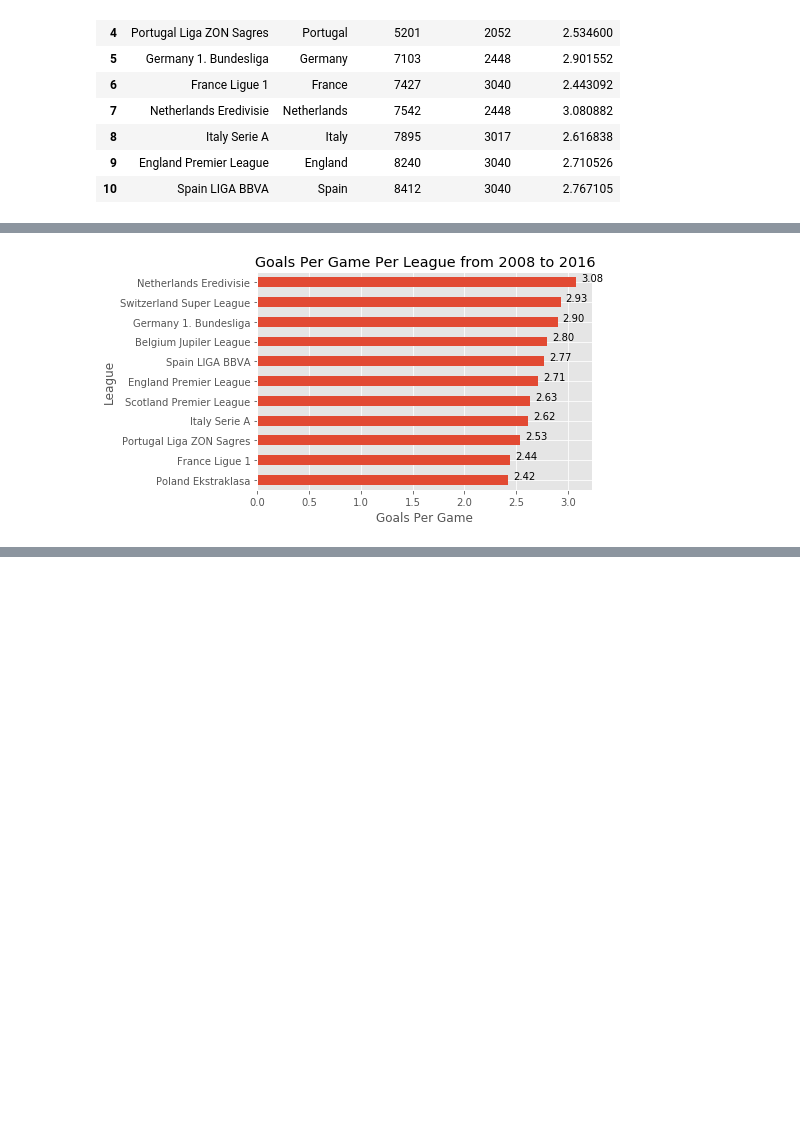
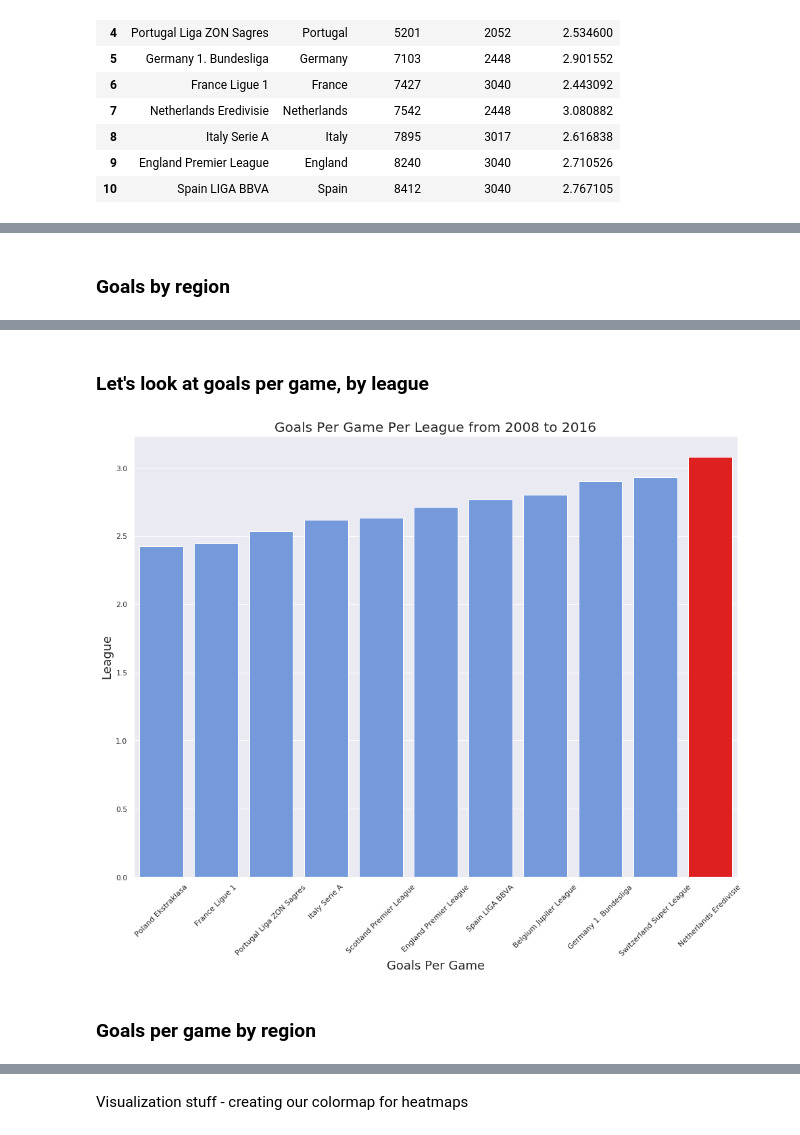
Before and after one commit to prime025/European-Football-Analysis, a Jupyter notebook: European Football Analysis.ipynb, the cells around one changed output, grey strips where cells are left out. Saved outputs shown, nothing was run; the diff lists cells and outputs as text; code cells hidden in the pictures; blank space fills up the shorter version.

Commit message:
Added more queries and visualizations

```diff
--- a/European Football Analysis.ipynb
+++ b/European Football Analysis.ipynb
@@ -10,5 +151,6 @@ conn = sqlite3.connect(database)
 # %%
-goals_per_league = pd.read_sql("""SELECT League.name AS league_name,
+goals_per_league = pd.read_sql("""SELECT
+                                        League.name AS league_name,
                                         Country.name AS Country,
                                         SUM(home_team_goal+away_team_goal) AS total_goals,
                                         COUNT(Match.match_api_id) AS total_matches,
@@ -17,8 +159,8 @@ goals_per_league = pd.read_sql("""SELECT League.name AS league_name,
                                 JOIN Match on League.id = Match.league_id
                                 JOIN Country on League.country_id = Country.id
                                 GROUP BY League.name
-                                ORDER BY total_goals ASC
-                                ;""", conn)
+                                ORDER BY total_goals ASC;
+                                """, conn)
 goals_per_league
 # %% [output]
 |  | league_name | Country | total_goals | total_matches | goals_per_game |
@@ -49,0 +178,16 @@ plt.show()
+# %%
+fig1 = plt.figure(figsize = (16, 12))
+
+sns.set(style="darkgrid")
+values = list(goals_per_league['total_goals'])
+max_goals = max(values)
+clrs = ['cornflowerblue' if x < max_goals else 'red' for x in values]
+
+ax = sns.barplot(x='league_name', y='total_goals', data=goals_per_league, palette=clrs)
+for item in ax.get_xticklabels():
+    item.set_rotation(45)
+plt.xlabel("Total Goals", fontsize = 18)
+plt.ylabel("League", fontsize = 18)
+plt.title("Total Goals Per League from 2008 to 2016", fontsize=20)
+
+plt.show()
@@ -50,3 +196,5 @@ plt.show()
+# %% [markdown]
+### Goals by region
 # %%
 country_geo = 'euro-countries.json'
 
@@ -69,21 +217,32 @@ folium.LayerControl().add_to(m)
 m
 # %% [output]
 [interactive output not drawn]
+# %% [markdown]
+### Let's look at goals per game, by league
 # %%
-plt.style.use('ggplot')
+fig2 = plt.figure(figsize = (16, 12))
+
+sns.set(style="darkgrid")
+
 
 gpg = goals_per_league.sort_values('goals_per_game')
-ax = gpg.plot(x='league_name', y='goals_per_game', kind='barh', legend=False)
-plt.xlabel("Goals Per Game")
-plt.ylabel("League")
-plt.title("Goals Per Game Per League from 2008 to 2016")
+values = list(gpg['goals_per_game'])
+max_gpg = max(values)
+clrs = ['cornflowerblue' if x < max_gpg else 'red' for x in values]
 
-for p in ax.patches:
-    ax.annotate("%.2f" % p.get_width(), (p.get_x() + p.get_width(), p.get_y() - .2), xytext=(5, 10), textcoords='offset points')
+ax = sns.barplot(x='league_name', y='goals_per_game', data=gpg, palette=clrs)
+plt.xlabel("Goals Per Game", fontsize=18)
+plt.ylabel("League", fontsize=18)
+plt.title("Goals Per Game Per League from 2008 to 2016", fontsize=20)
+
+for item in ax.get_xticklabels():
+    item.set_rotation(45)
 
 plt.show()
 # %% [output]
-[figure, old version]
+[figure, new version]
+# %% [markdown]
+### Goals per game by region
 # %%
 m = folium.Map(location=[49, 10], zoom_start=4)
 
@@ -139,3 +298,5 @@ m
   #                              LEFT JOIN Match AS AM on AM.away_player_1 = player_api_id OR AM.away_player_2 = player_api_id OR AM.away_player_3 = player_api_id OR AM.away_player_4 = player_api_id OR AM.away_player_5 = player_api_id OR AM.away_player_6 = player_api_id OR AM.away_player_7 = player_api_id OR AM.away_player_8 = player_api_id OR AM.away_player_9 = player_api_id OR AM.away_player_10 = player_api_id OR AM.away_player_11 = player_api_id
    #                             WHERE ((HM.home_team_api_id = '8633' OR AM.away_team_api_id = '8633') AND (HM.season = '2015/2016' OR AM.season = '2015/2016') )
     #                            ;""", conn)
+# %% [markdown]
+Visualization stuff - creating our colormap for heatmaps
```
Also changed, not shown: parts of 27 cells of this notebook.
